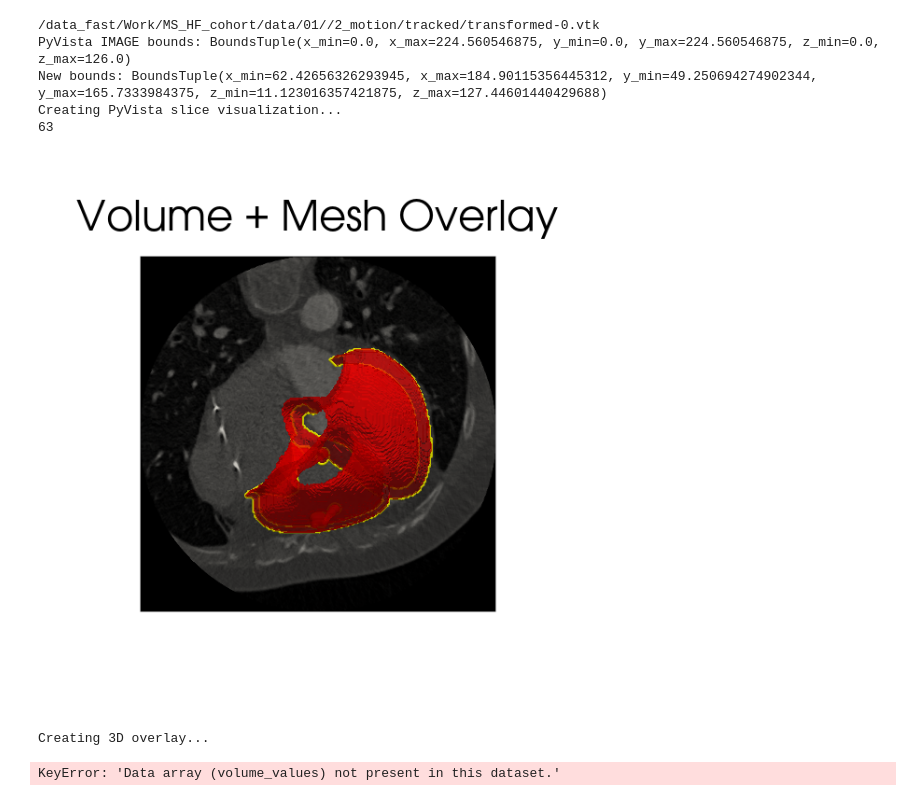
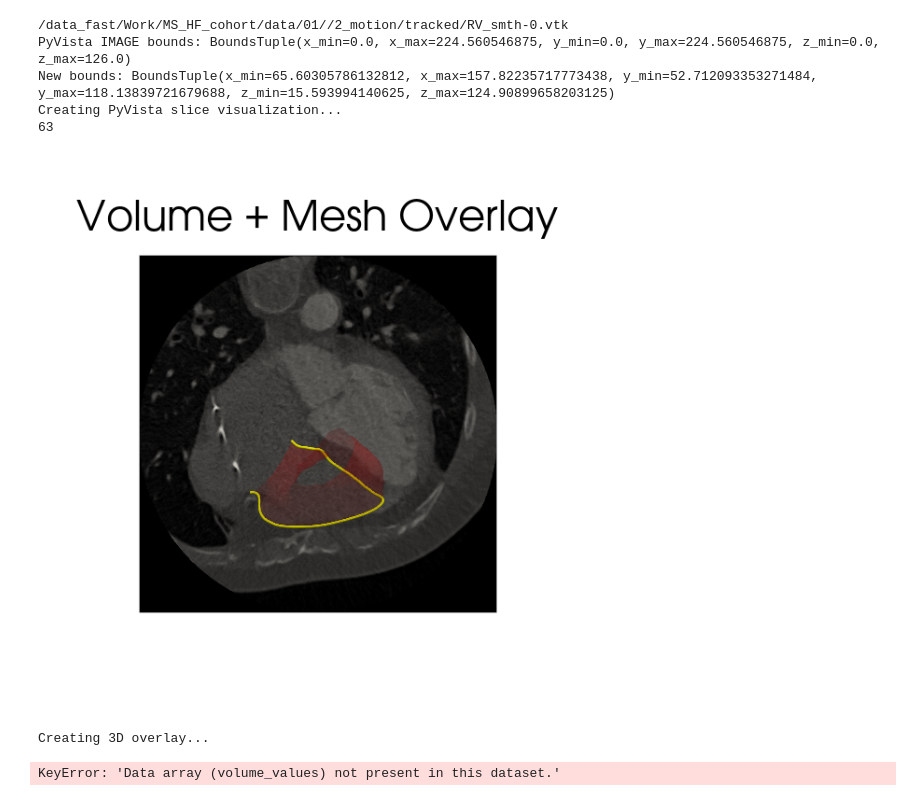
Before and after one commit to angela337/RV_pacing, a Jupyter notebook: MRI_with_mesh.ipynb, the cells around one changed output. Saved outputs shown, nothing was run; the diff lists cells and outputs as text; code cells hidden in the pictures.

Commit message:
Update run_RV_sim.sh and ipynb files for processing and visualisation

```diff
--- a/MRI_with_mesh.ipynb
+++ b/MRI_with_mesh.ipynb
@@ -140,7 +140,7 @@ class NiftiMeshOverlay:
             plane_normal = [0, 0, 1]
             position = slice_idx * self.voxel_sizes[2]
             plane_origin = [self.x_coords.mean(), self.y_coords.mean(), position]
-            bounds=[self.x_coords.min(), self.x_coords.max(),self.y_coords.min(), self.y_coords.max(), position, position+10]
+            bounds=[self.x_coords.min(), self.x_coords.max(),self.y_coords.min(), self.y_coords.max(), position+10, self.z_coords.max()]
         elif plane == "sagittal":
             plane_normal = [1, 0, 0]
             position = slice_idx * self.voxel_sizes[0]
@@ -177,16 +177,17 @@ class NiftiMeshOverlay:
         plotter.add_mesh(volume_slice, scalars='values', cmap='gray',
                         opacity=1, show_scalar_bar=False)
 
-        full_mesh=False # full mesh or clip mesh
+        full_mesh=True # full mesh or clip mesh
         if show_mesh:
             if full_mesh:
                 # Add full mesh with transparency
                 mesh_copy = self.mesh.copy()
-                plotter.add_mesh(mesh_copy, color='red', opacity=opacity,
+                plotter.add_mesh(mesh_copy, color='red', opacity=0.2,
                             show_edges=False, lighting=True)
             else: # Add clipped mesh
-                clipped_mesh=self.mesh.clip_box(bounds=())
-
+                clipped_mesh=self.mesh.clip_box(bounds=bounds)
+                plotter.add_mesh(clipped_mesh, color="red", opacity=0.6,
+                            show_edges=False, lighting=True)
             # Add mesh slice if it exists
             mesh_slice = self.slice_mesh_with_plane(plane_origin, plane_normal)
             if mesh_slice and mesh_slice.n_points > 0:
@@ -373,7 +374,7 @@ def main():
 
     # Example file paths (replace with your actual files)
     nifti_file = f'{casepath}/0_dcm/dcm-{time:1d}.nii'  # Your NIfTI file
-    mesh_file = f'{casepath}/2_motion/tracked/transformed-{time:1d}.vtk'
+    mesh_file = f'{casepath}/2_motion/tracked/RV_smth-{time:1d}.vtk'
     print(mesh_file)
     try:
         # Create overlay object
@@ -405,35 +406,35 @@ def main():
     #     # Create sample data
     #     volume_data, sample_mesh = create_sample_data()
 
     #     # Save sample data
     #     import tempfile
     #     import os
 
     #     with tempfile.TemporaryDirectory() as temp_dir:
     #         # Save sample mesh
     #         mesh_path = os.path.join(temp_dir, "sample_mesh.vtk")
     #         sample_mesh.save(mesh_path)
 
     #         # Create sample NIfTI
     #         nifti_path = os.path.join(temp_dir, "sample_volume.nii")
     #         nifti_img = nib.Nifti1Image(volume_data, affine=np.eye(4))
     #         nib.save(nifti_img, nifti_path)
 
     #         # Demonstrate with sample data
     #         overlay = NiftiMeshOverlay(nifti_path, mesh_path)
     #         overlay.plot_pyvista_slice(slice_idx=32)
 
     #     print("\nFor real data, install required libraries:")
     #     print("pip install nibabel pyvista matplotlib scipy numpy")
 
 if __name__ == "__main__":
     main()
 # %% [output]
-/data_fast/Work/MS_HF_cohort/data/01//2_motion/tracked/transformed-0.vtk
+/data_fast/Work/MS_HF_cohort/data/01//2_motion/tracked/RV_smth-0.vtk
 PyVista IMAGE bounds: BoundsTuple(x_min=0.0, x_max=224.560546875, y_min=0.0, y_max=224.560546875, z_min=0.0, z_max=126.0)
-New bounds: BoundsTuple(x_min=62.42656326293945, x_max=184.90115356445312, y_min=49.250694274902344, y_max=165.7333984375, z_min=11.123016357421875, z_max=127.44601440429688)
+New bounds: BoundsTuple(x_min=65.60305786132812, x_max=157.82235717773438, y_min=52.712093353271484, y_max=118.13839721679688, z_min=15.593994140625, z_max=124.90899658203125)
 Creating PyVista slice visualization...
 63
-[figure, old version]
+[figure, new version]
 Creating 3D overlay...
 KeyError: 'Data array (volume_values) not present in this dataset.'
```
Also changed, not shown: 9 other files.
